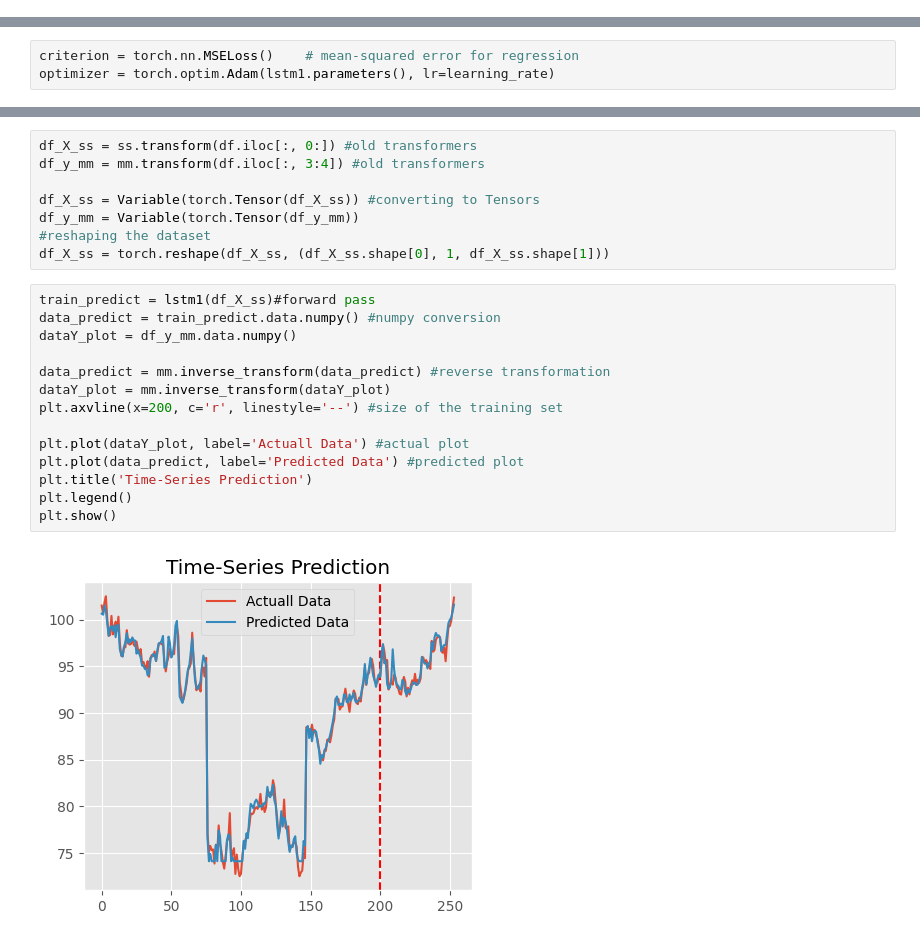
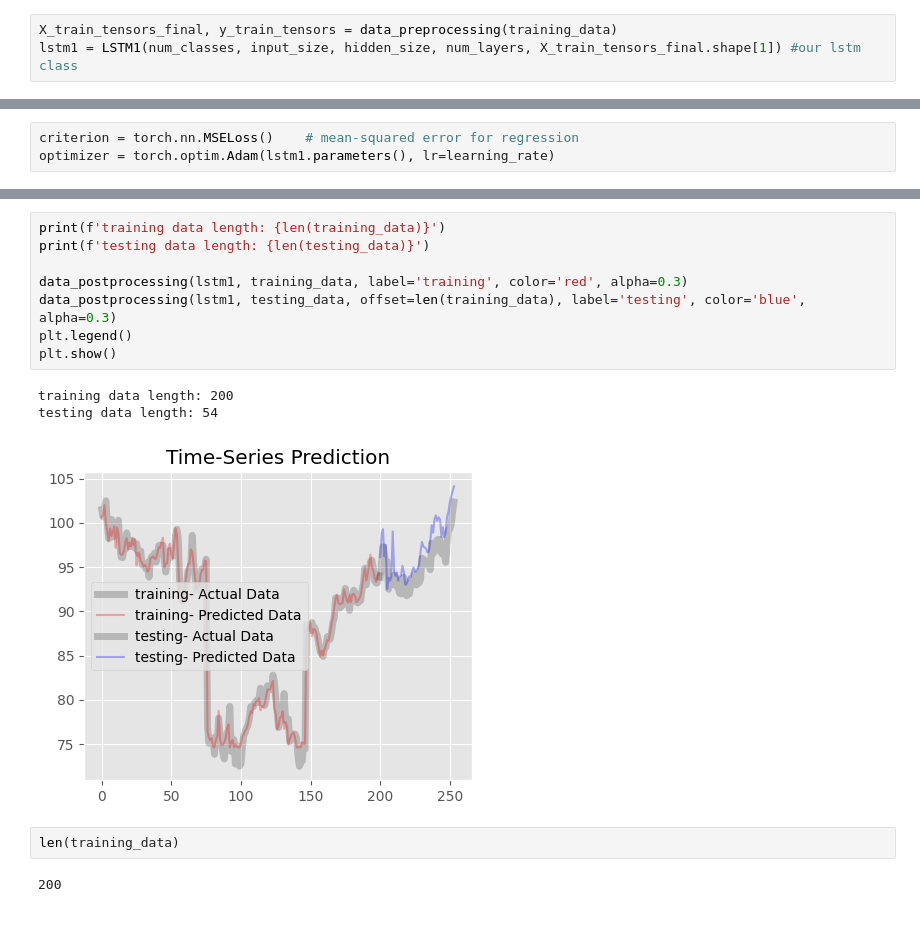
Before and after one commit to stefanzarembinski/szx81, a Jupyter notebook: src/LSTM/tutorial.ipynb, the cells around one changed output, grey strips where cells are left out. Drawn from its saved outputs; the diff is of its cells as text.

```diff
--- a/src/LSTM/tutorial.ipynb
+++ b/src/LSTM/tutorial.ipynb
@@ -152,6 +134,9 @@ hidden_size = 2 #number of features in hidden state
 num_layers = 1 #number of stacked lstm layers
 
 num_classes = 1 #number of output classes
+# %%
+X_train_tensors_final, y_train_tensors = data_preprocessing(training_data)
+lstm1 = LSTM1(num_classes, input_size, hidden_size, num_layers, X_train_tensors_final.shape[1]) #our lstm class
 # %%
 lstm1 = LSTM1(num_classes, input_size, hidden_size, num_layers, X_train_tensors_final.shape[1]) #our lstm class
 # %%
@@ -184,24 +166,16 @@ Epoch: 900, loss: 0.00070
-# %%
-df_X_ss = ss.transform(df.iloc[:, 0:]) #old transformers
-df_y_mm = mm.transform(df.iloc[:, 3:4]) #old transformers
-
-df_X_ss = Variable(torch.Tensor(df_X_ss)) #converting to Tensors
-df_y_mm = Variable(torch.Tensor(df_y_mm))
-#reshaping the dataset
-df_X_ss = torch.reshape(df_X_ss, (df_X_ss.shape[0], 1, df_X_ss.shape[1]))
-# %%
-train_predict = lstm1(df_X_ss)#forward pass
-data_predict = train_predict.data.numpy() #numpy conversion
-dataY_plot = df_y_mm.data.numpy()
-
-data_predict = mm.inverse_transform(data_predict) #reverse transformation
-dataY_plot = mm.inverse_transform(dataY_plot)
-plt.axvline(x=200, c='r', linestyle='--') #size of the training set
-
-plt.plot(dataY_plot, label='Actuall Data') #actual plot
-plt.plot(data_predict, label='Predicted Data') #predicted plot
-plt.title('Time-Series Prediction')
-plt.legend()
-plt.show()
-# %% [output]
-[figure, removed]
+# %%
+print(f'training data length: {len(training_data)}')
+print(f'testing data length: {len(testing_data)}')
+
+data_postprocessing(lstm1, training_data, label='training', color='red', alpha=0.3)
+data_postprocessing(lstm1, testing_data, offset=len(training_data), label='testing', color='blue', alpha=0.3)
+plt.legend()
+plt.show()
+# %% [output]
+training data length: 200
+testing data length: 54
+[figure, added]
+# %%
+len(training_data)
+# %% [output]
+200
```
Also changed, not shown: parts of 13 cells of this notebook, 3 other files.
